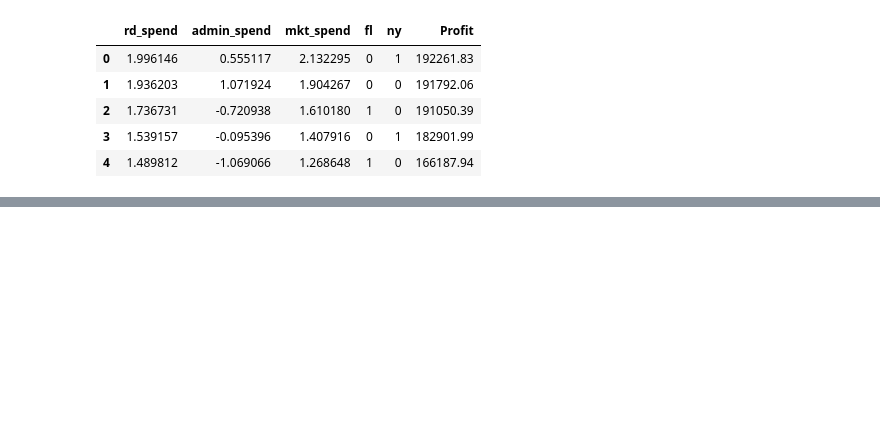
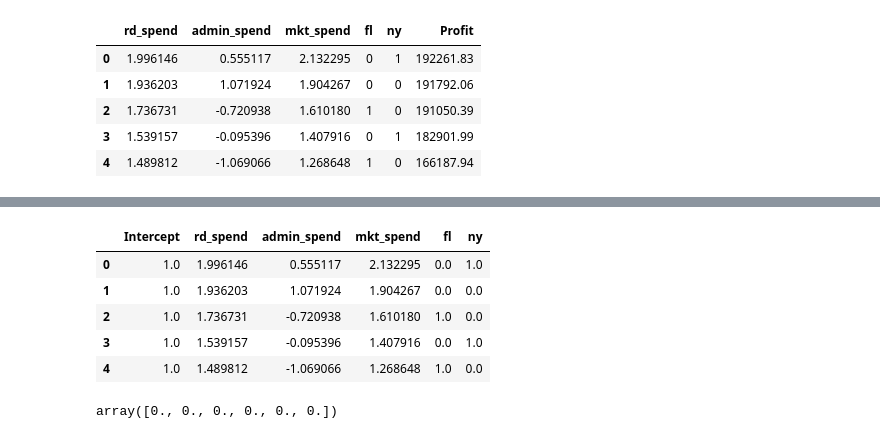
Before and after one commit to bruna-calistrate/AdvancedStatistics-Course, a Jupyter notebook: ExercíciosPráticos.ipynb, the cells around one changed output, grey strips where cells are left out. Cells and saved outputs as stored; diff of their text form; code cells hidden in the pictures; blank space fills up the shorter version.

```diff
--- a/ExercíciosPráticos.ipynb
+++ b/ExercíciosPráticos.ipynb
@@ -382,0 +467,13 @@ Notes:
+# %%
+x.head()
+# %% [output]
+|  | Intercept | rd_spend | admin_spend | mkt_spend | fl | ny |
+| 0 | 1.0 | 1.996146 | 0.555117 | 2.132295 | 0.0 | 1.0 |
+| 1 | 1.0 | 1.936203 | 1.071924 | 1.904267 | 0.0 | 0.0 |
+| 2 | 1.0 | 1.736731 | -0.720938 | 1.610180 | 1.0 | 0.0 |
+| 3 | 1.0 | 1.539157 | -0.095396 | 1.407916 | 0.0 | 1.0 |
+| 4 | 1.0 | 1.489812 | -1.069066 | 1.268648 | 1.0 | 0.0 |
+# %%
+beta
+# %% [output]
+array([0., 0., 0., 0., 0., 0.])
```
Also changed, not shown: parts of 49 cells of this notebook.
